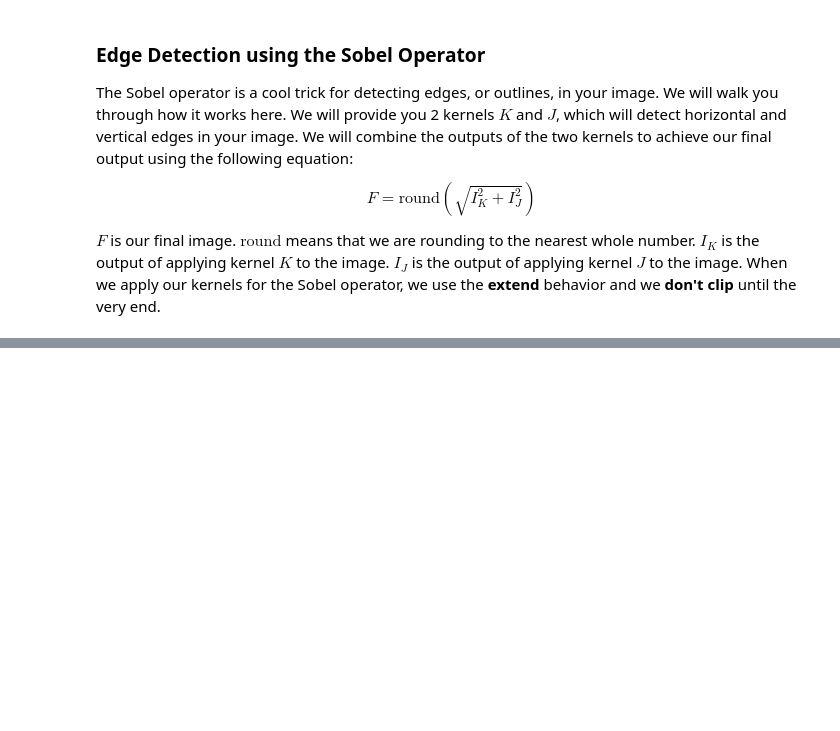
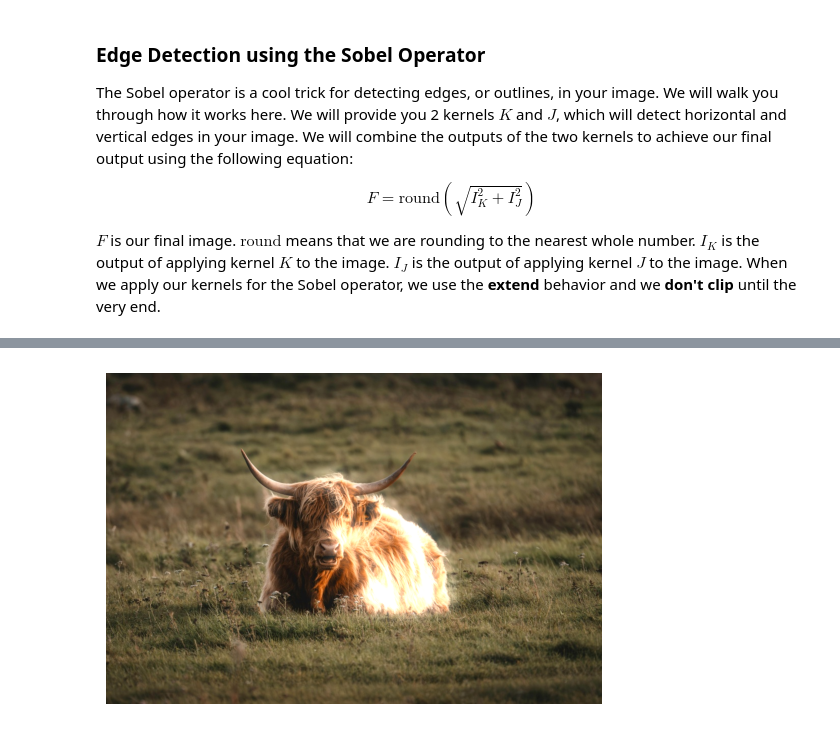
Before and after one commit to Vardan2009/Discover-Comp-Photo, a Jupyter notebook: 02-Conv/conv_special_effects.ipynb, the cells around one changed output, grey strips where cells are left out. Saved outputs shown, nothing was run; the diff lists cells and outputs as text; code cells hidden in the pictures; blank space fills up the shorter version.

```diff
--- a/02-Conv/conv_special_effects.ipynb
+++ b/02-Conv/conv_special_effects.ipynb
@@ -98,3 +179,30 @@ Combine the blurred highlights back onto the original image by adding or overlay
 *Tip: For more blur, use larger blur kernels!*
 # %%
 # YOUR CODE HERE
+import cv2
+from matplotlib import pyplot as plt
+import numpy as np
+
+img = cv2.imread('images/cow.jpg')
+
+threshold = 150
+blur = 50
+blur_kernel = np.ones((blur,blur), dtype=np.float32) / (blur ** 2)
+
+highlights = (np.dot(img[...], [0.114, 0.587, 0.299]))
+
+highlights[highlights < threshold] = 0
+
+highlights = conv_image_all(highlights, blur_kernel)
+
+highlights_3 = np.stack((highlights, highlights, highlights), axis=2).astype(np.uint8)
+
+plt.imshow(
+    cv2.cvtColor(
+        np.clip((img.astype(np.uint16) + highlights_3.astype(np.uint16)), 0, 255).astype(np.uint8),
+        cv2.COLOR_BGR2RGB)
+)
+plt.axis('off')
+plt.show()
+# %% [output]
+[figure, added]
```
Also changed, not shown: parts of 5 cells of this notebook, 1 other file.
